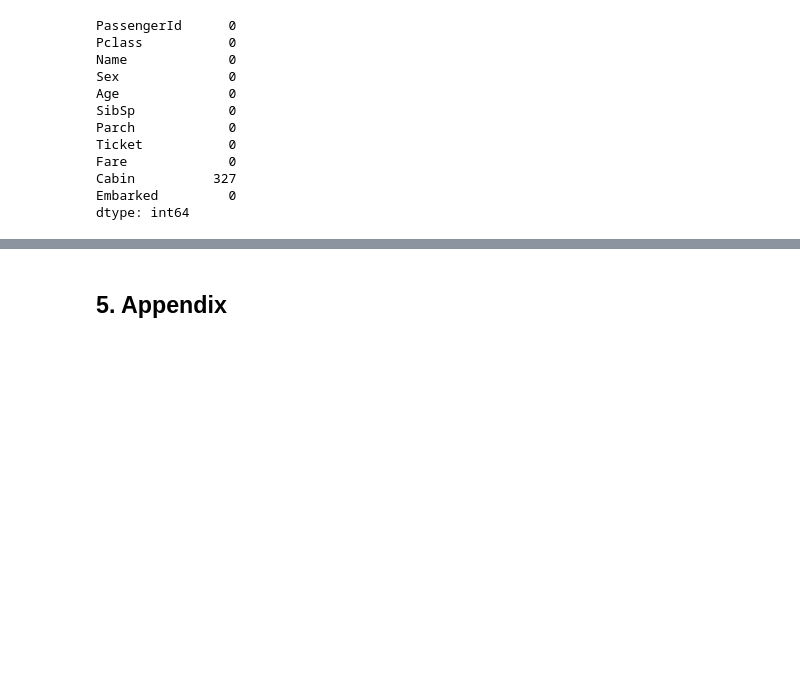
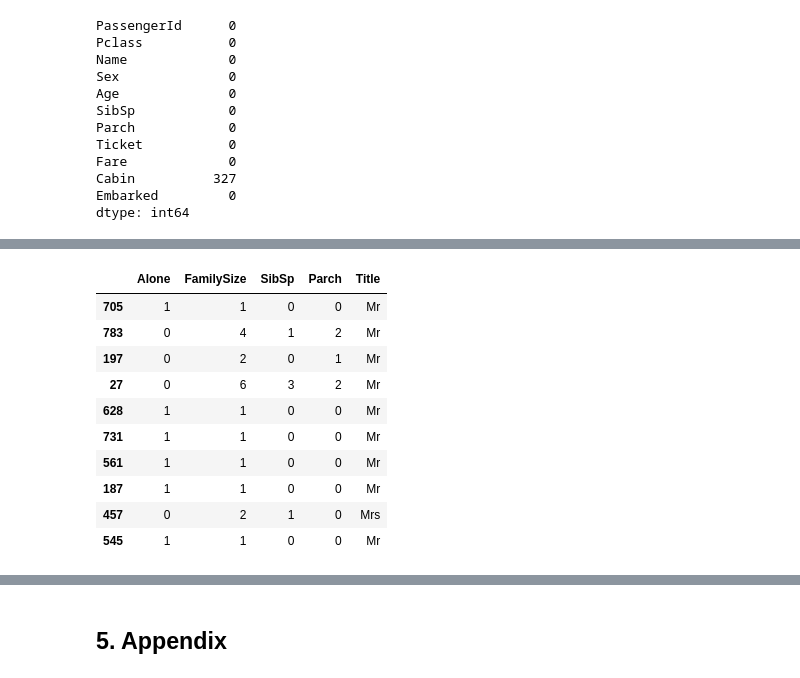
Before and after one commit to GoldenRaven/MachineLearning_notebook, a Jupyter notebook: 03_classification.ipynb, the cells around one changed output, grey strips where cells are left out. Saved outputs shown, nothing was run; the diff lists cells and outputs as text; code cells hidden in the pictures; blank space fills up the shorter version.

```diff
--- a/03_classification.ipynb
+++ b/03_classification.ipynb
@@ -921,0 +945,14 @@ dtype: int64
+# %%
+train_feat[['Alone', 'FamilySize', 'SibSp', 'Parch', 'Title']].sample(10)
+# %% [output]
+|  | Alone | FamilySize | SibSp | Parch | Title |
+| 705 | 1 | 1 | 0 | 0 | Mr |
+| 783 | 0 | 4 | 1 | 2 | Mr |
+| 197 | 0 | 2 | 0 | 1 | Mr |
+| 27 | 0 | 6 | 3 | 2 | Mr |
+| 628 | 1 | 1 | 0 | 0 | Mr |
+| 731 | 1 | 1 | 0 | 0 | Mr |
+| 561 | 1 | 1 | 0 | 0 | Mr |
+| 187 | 1 | 1 | 0 | 0 | Mr |
+| 457 | 0 | 2 | 1 | 0 | Mrs |
+| 545 | 1 | 1 | 0 | 0 | Mr |
```
Also changed, not shown: parts of 8 cells of this notebook, 3 other files.
